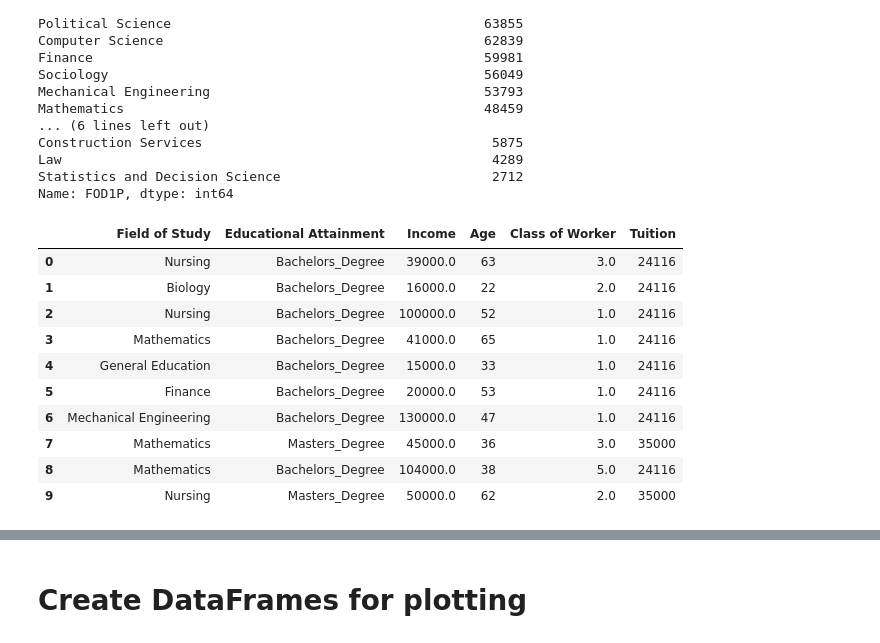
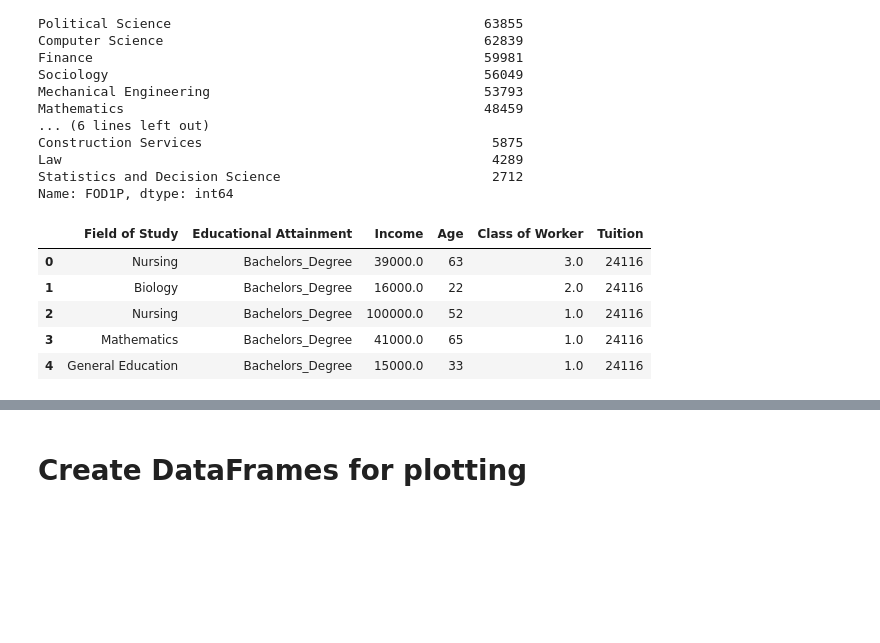
Before and after one commit to Romina-R/Group-Project-1, a Jupyter notebook: Project 1.ipynb, the cells around one changed output, grey strips where cells are left out. Drawn from its saved outputs; the diff is of its cells as text; code cells hidden in the pictures; blank space fills up the shorter version.

```diff
--- a/Project 1.ipynb
+++ b/Project 1.ipynb
@@ -139,20 +139,15 @@ Name: FOD1P, dtype: int64
 # %%
 # rename columns
 rename_df = refined_data.copy()
 rename_df.rename(columns = {'FOD1P':'Field of Study',
                                'SCHL':'Educational Attainment',
                                'WAGP':'Income', 'AGEP':'Age',
                                'COW':'Class of Worker'}, inplace=True)
-rename_df.head(10)
+rename_df.head()
 # %% [output]
 |  | Field of Study | Educational Attainment | Income | Age | Class of Worker | Tuition |
 | 0 | Nursing | Bachelors_Degree | 39000.0 | 63 | 3.0 | 24116 |
 | 1 | Biology | Bachelors_Degree | 16000.0 | 22 | 2.0 | 24116 |
 | 2 | Nursing | Bachelors_Degree | 100000.0 | 52 | 1.0 | 24116 |
 | 3 | Mathematics | Bachelors_Degree | 41000.0 | 65 | 1.0 | 24116 |
 | 4 | General Education | Bachelors_Degree | 15000.0 | 33 | 1.0 | 24116 |
-| 5 | Finance | Bachelors_Degree | 20000.0 | 53 | 1.0 | 24116 |
-| 6 | Mechanical Engineering | Bachelors_Degree | 130000.0 | 47 | 1.0 | 24116 |
-| 7 | Mathematics | Masters_Degree | 45000.0 | 36 | 3.0 | 35000 |
-| 8 | Mathematics | Bachelors_Degree | 104000.0 | 38 | 5.0 | 24116 |
-| 9 | Nursing | Masters_Degree | 50000.0 | 62 | 2.0 | 35000 |
```
Also changed, not shown: parts of 2 cells of this notebook.
